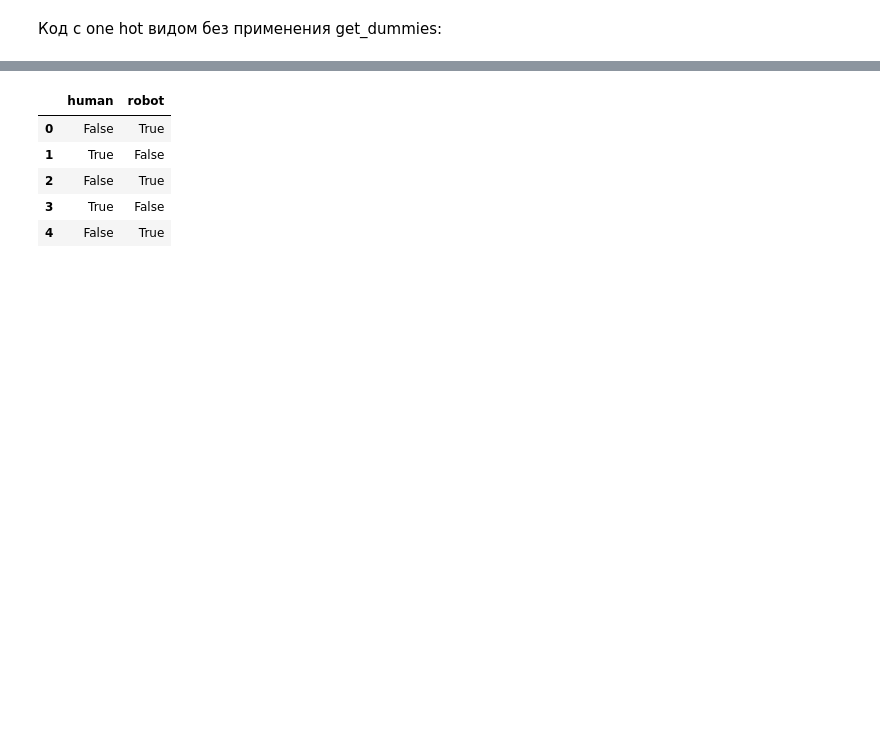
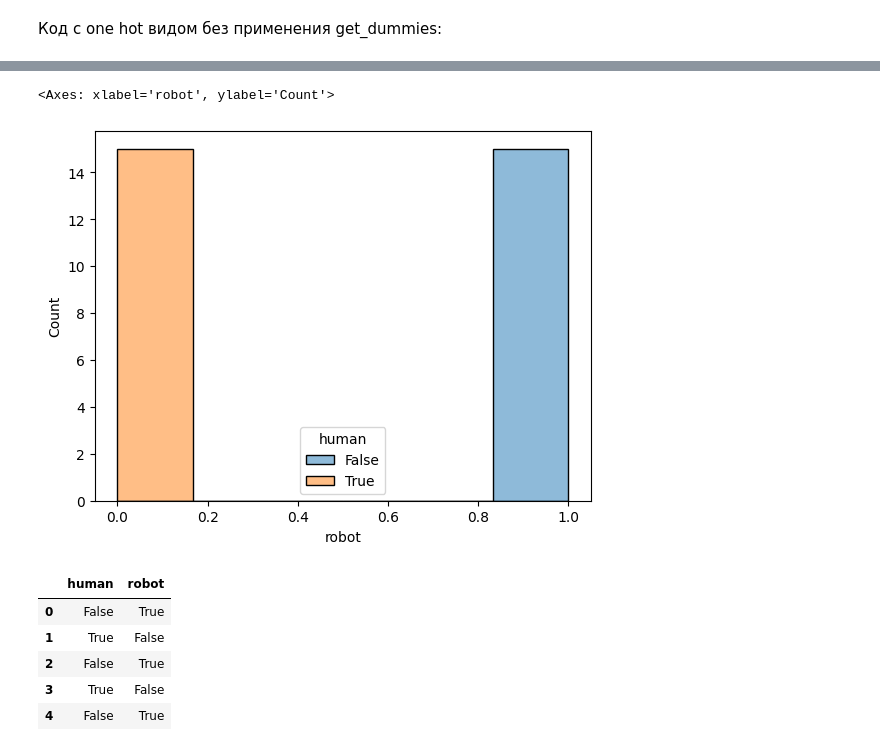
Before and after one commit to LidiyaLesnikova/PYTHON_DZ, a Jupyter notebook: DZ10/task44.ipynb, the cells around one changed output, grey strips where cells are left out. Cells and saved outputs as stored; diff of their text form; code cells hidden in the pictures; blank space fills up the shorter version.

```diff
--- a/DZ10/task44.ipynb
+++ b/DZ10/task44.ipynb
@@ -30,2 +31,8 @@ pd.get_dummies(data['whoAmI']).head()
 # %% [markdown]
 Код с one hot видом без применения get_dummies:
+# %%
+data.loc[data['whoAmI']=='robot', 'robot'] = True
+data.loc[data['whoAmI']!='robot', 'robot'] = False
+data.loc[data['whoAmI']=='human', 'human'] = True
+data.loc[data['whoAmI']!='human', 'human'] = False
+data[['human','robot']].head()
@@ -32 +46,6 @@ pd.get_dummies(data['whoAmI']).head()
+# %%
+sns.histplot(data=data, x='robot', hue='human')
+# %% [output]
+<Axes: xlabel='robot', ylabel='Count'>
+[figure, added]
 # %%
```
Also changed, not shown: parts of 5 cells of this notebook.
